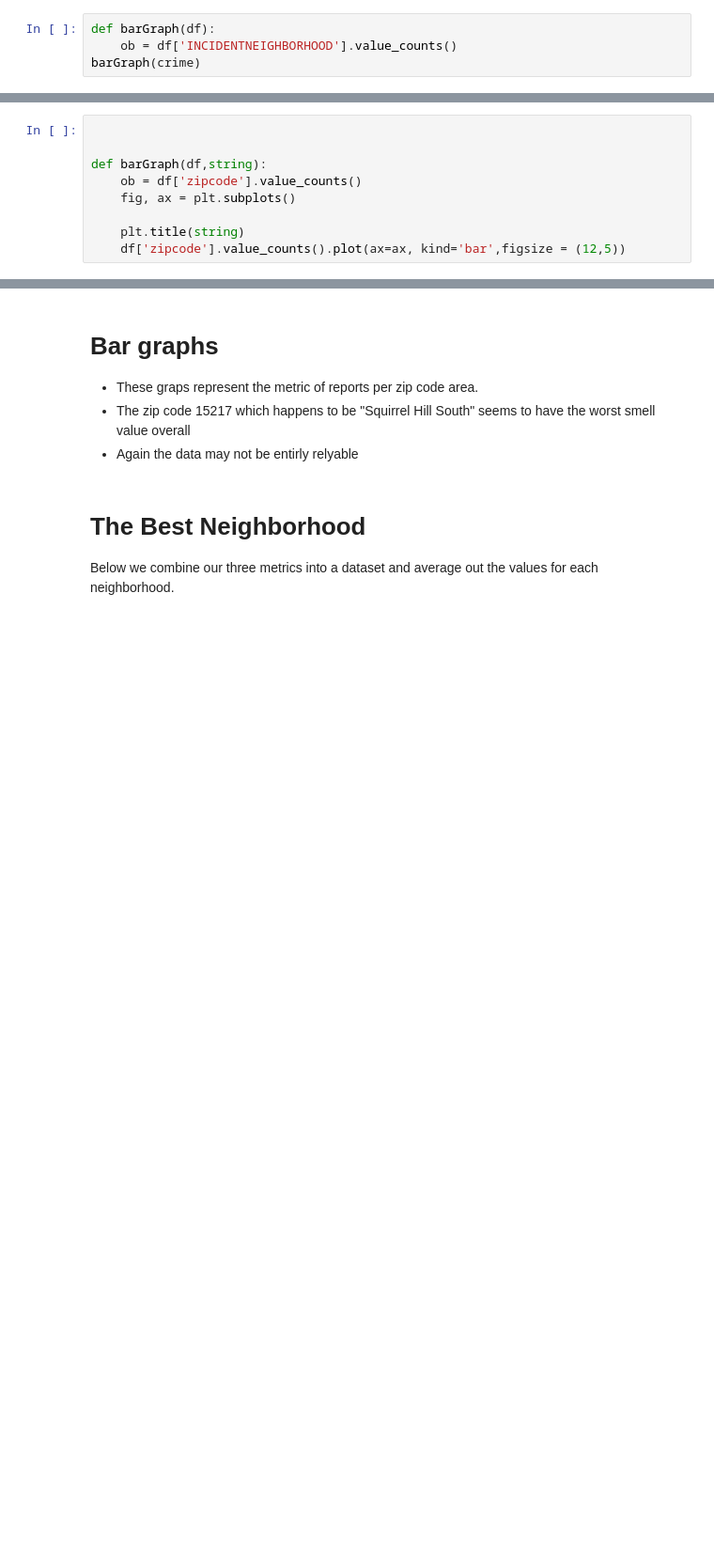
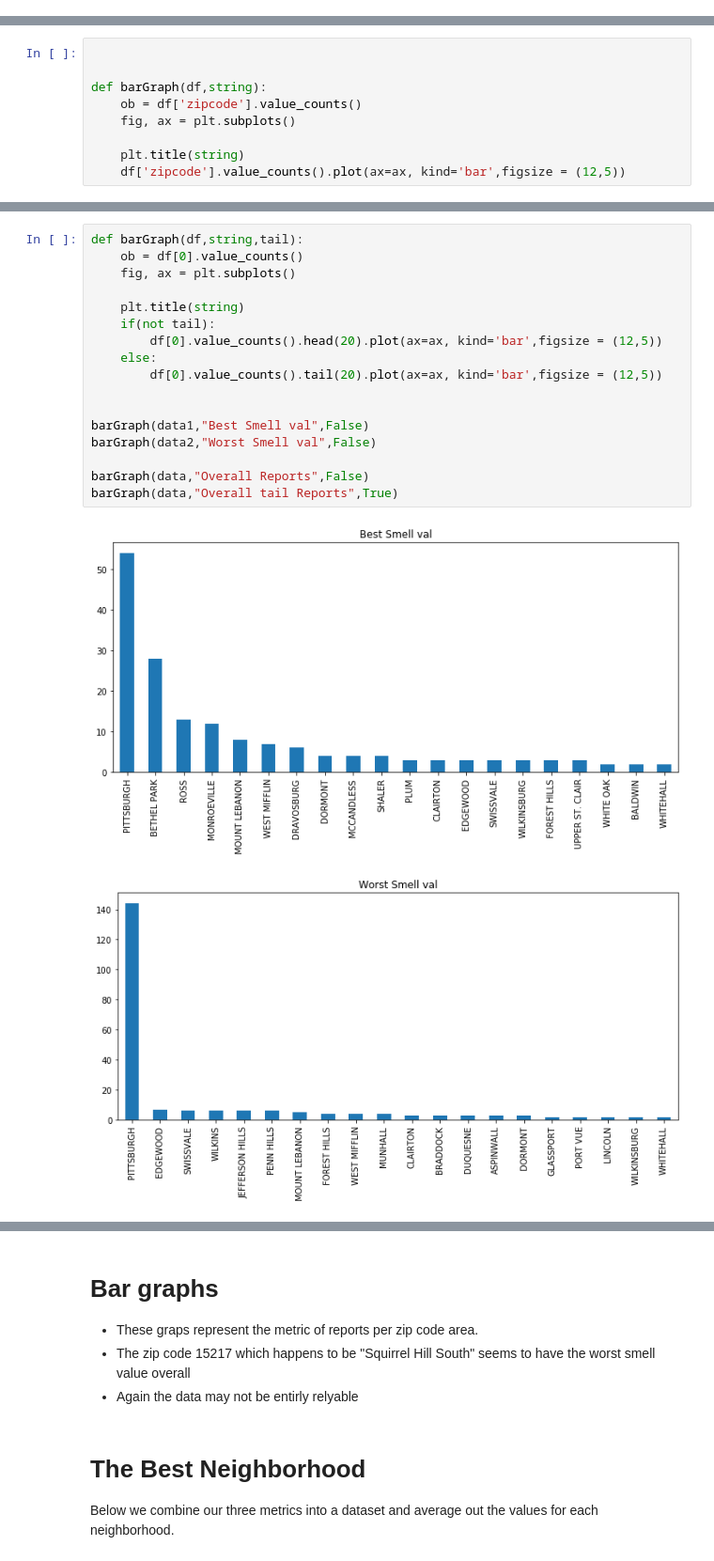
Before and after one commit to lao42/cmpinf0010-final-group6, a Jupyter notebook: Presentation.ipynb, the cells around one changed output, grey strips where cells are left out. Shown: that part at 94% size. Saved outputs shown, nothing was run; the diff lists cells and outputs as text; blank space fills up the shorter version.

```diff
--- a/Presentation.ipynb
+++ b/Presentation.ipynb
@@ -47,10 +45,6 @@ The following code snippet creates the actual metric we used. By getting the val
 crime_metric = (crime['INCIDENTNEIGHBORHOOD'].value_counts()/2203-1)*(-1)
 crime_metric.to_csv('crimeMetric.csv', header='False')
 #manually renamed 'Incident Neighborhood' to 'Neighborhood'
-# %%
-def barGraph(df):
-    ob = df['INCIDENTNEIGHBORHOOD'].value_counts()
-barGraph(crime)
 # %% [markdown]
 These are the 20 neighborhoods with the most crime.
 # %%
@@ -289,0 +255,20 @@ barGraph(smellVal5worst,"Worst smell value, with Symptoms")
+# %%
+def barGraph(df,string,tail):
+    ob = df[0].value_counts()
+    fig, ax = plt.subplots()
+
+    plt.title(string)
+    if(not tail):
+        df[0].value_counts().head(20).plot(ax=ax, kind='bar',figsize = (12,5))
+    else:
+        df[0].value_counts().tail(20).plot(ax=ax, kind='bar',figsize = (12,5))
+
+
+barGraph(data1,"Best Smell val",False)
+barGraph(data2,"Worst Smell val",False)
+
+barGraph(data,"Overall Reports",False)
+barGraph(data,"Overall tail Reports",True)
+# %% [output]
+[figure, added]
+[figure, added]
```
Also changed, not shown: parts of 13 cells of this notebook.
